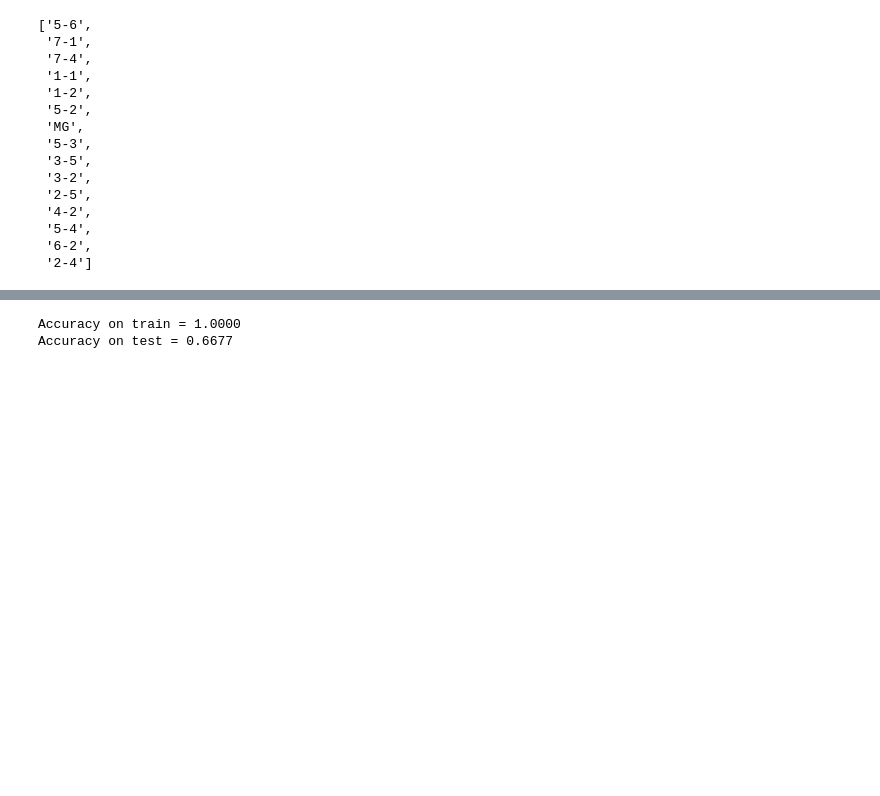
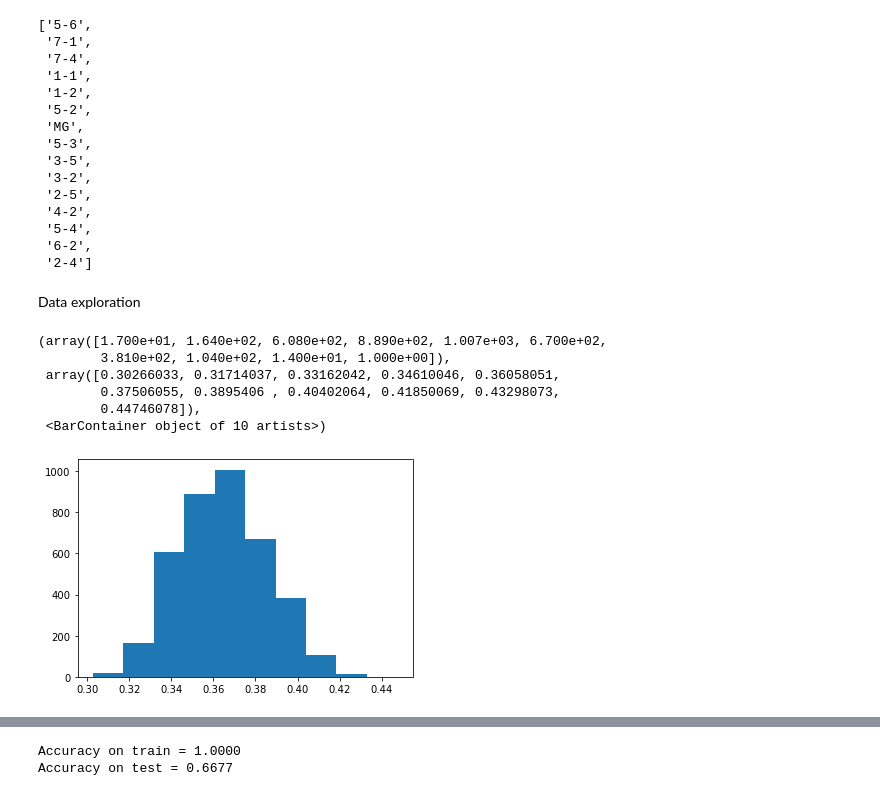
Before and after one commit to ozlembahar/devo-grn, a Jupyter notebook: notebooks/decisiontree.ipynb, the cells around one changed output, grey strips where cells are left out. Drawn from its saved outputs; the diff is of its cells as text; code cells hidden in the pictures; blank space fills up the shorter version.

```diff
--- a/notebooks/decisiontree.ipynb
+++ b/notebooks/decisiontree.ipynb
@@ -89,0 +68,12 @@ clf = tree.DecisionTreeClassifier()
+# %% [markdown]
+Data exploration
+# %%
+plt.hist(X.var(axis='columns'))
+# %% [output]
+(array([1.700e+01, 1.640e+02, 6.080e+02, 8.890e+02, 1.007e+03, 6.700e+02,
+        3.810e+02, 1.040e+02, 1.400e+01, 1.000e+00]),
+ array([0.30266033, 0.31714037, 0.33162042, 0.34610046, 0.36058051,
+        0.37506055, 0.3895406 , 0.40402064, 0.41850069, 0.43298073,
+        0.44746078]),
+ <BarContainer object of 10 artists>)
+[figure, added]
```
Also changed, not shown: parts of 34 cells of this notebook, 3 other files.
